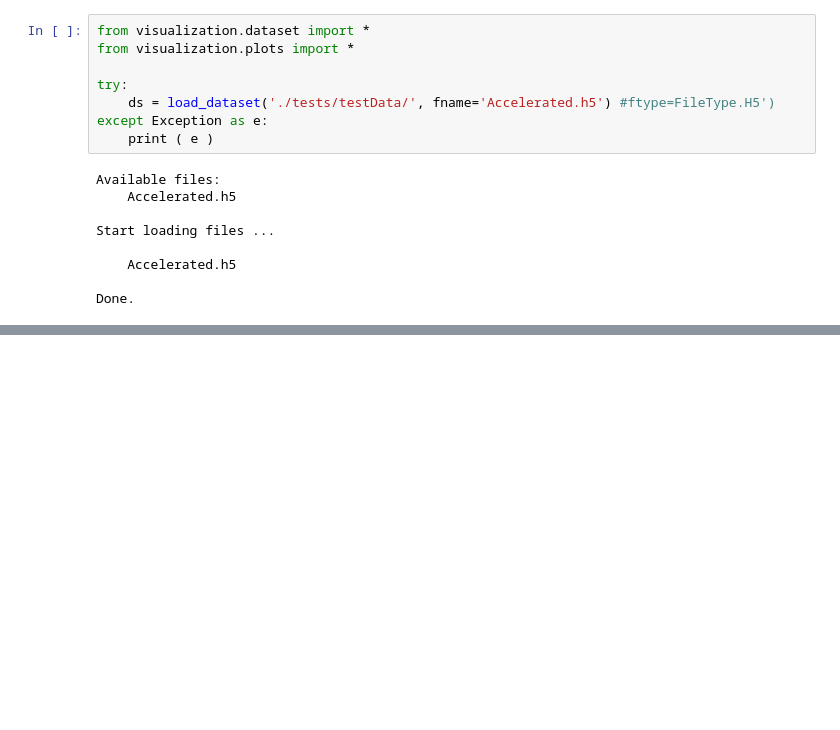
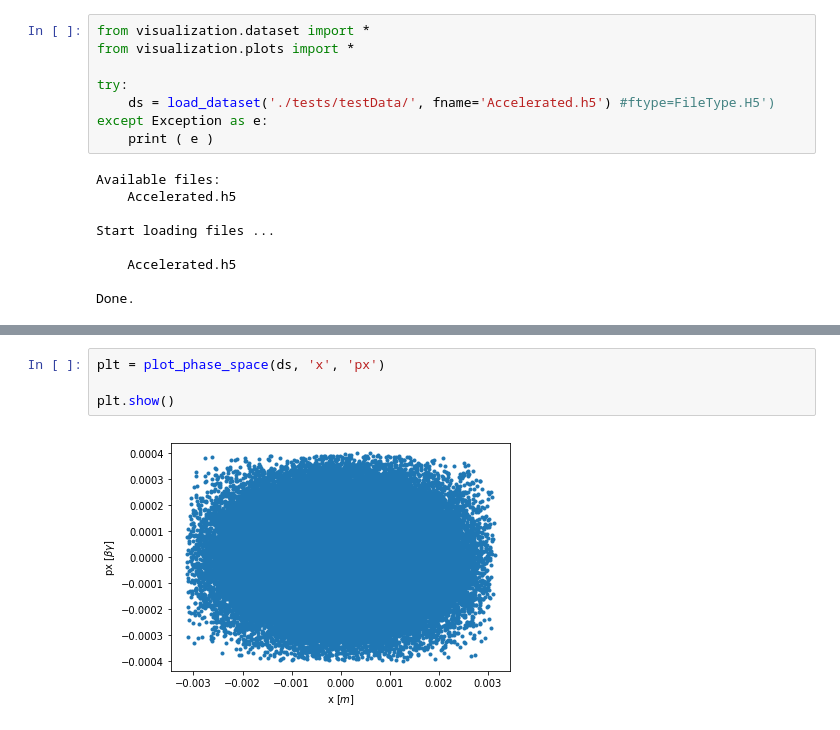
Before and after one commit to OPALX-project/pyOPALTools, a Jupyter notebook: dataset.ipynb, the cells around one changed output, grey strips where cells are left out. Cells and saved outputs as stored; diff of their text form; blank space fills up the shorter version.

```diff
--- a/dataset.ipynb
+++ b/dataset.ipynb
@@ -25,0 +26,6 @@ plt.show()
+# %%
+plt = plot_phase_space(ds, 'x', 'px')
+
+plt.show()
+# %% [output]
+[figure, added]
```
Also changed, not shown: parts of 1 cell of this notebook, 4 other files.
